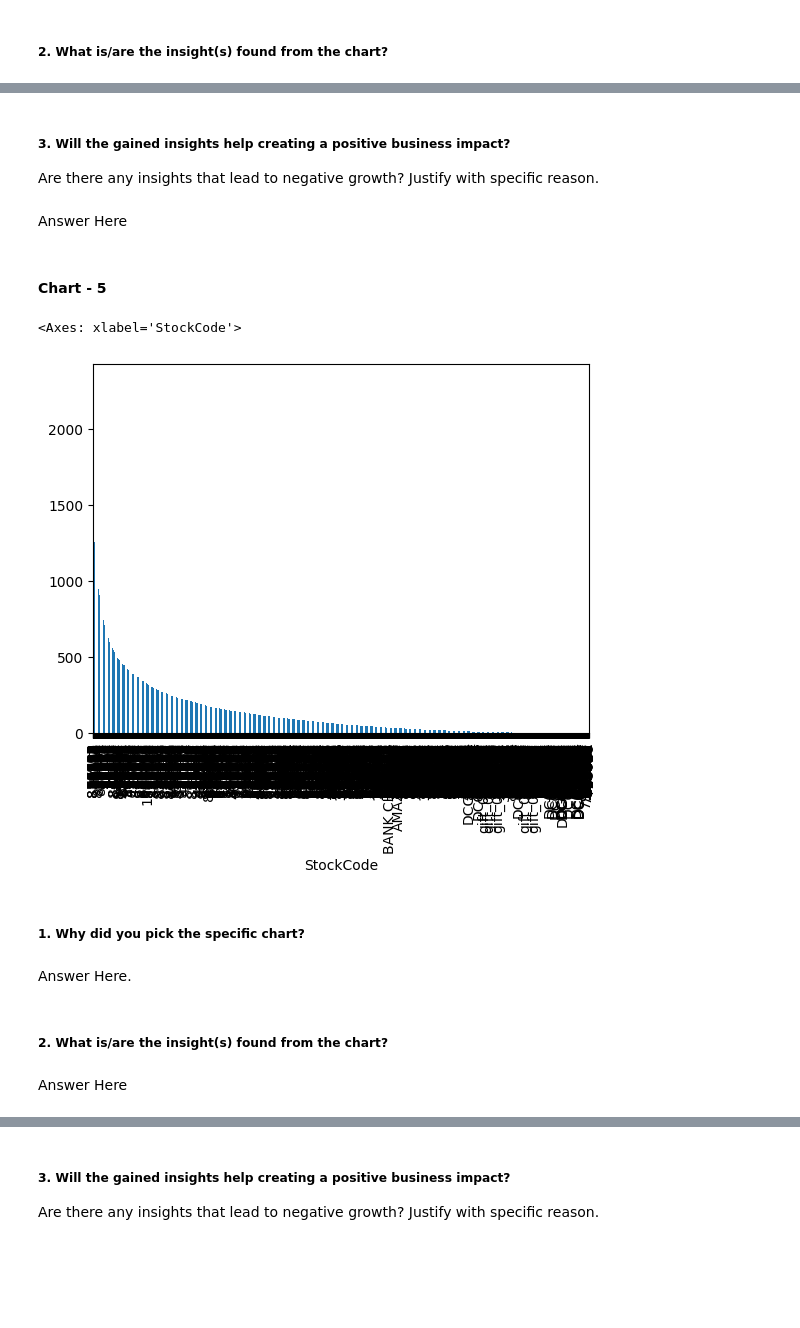
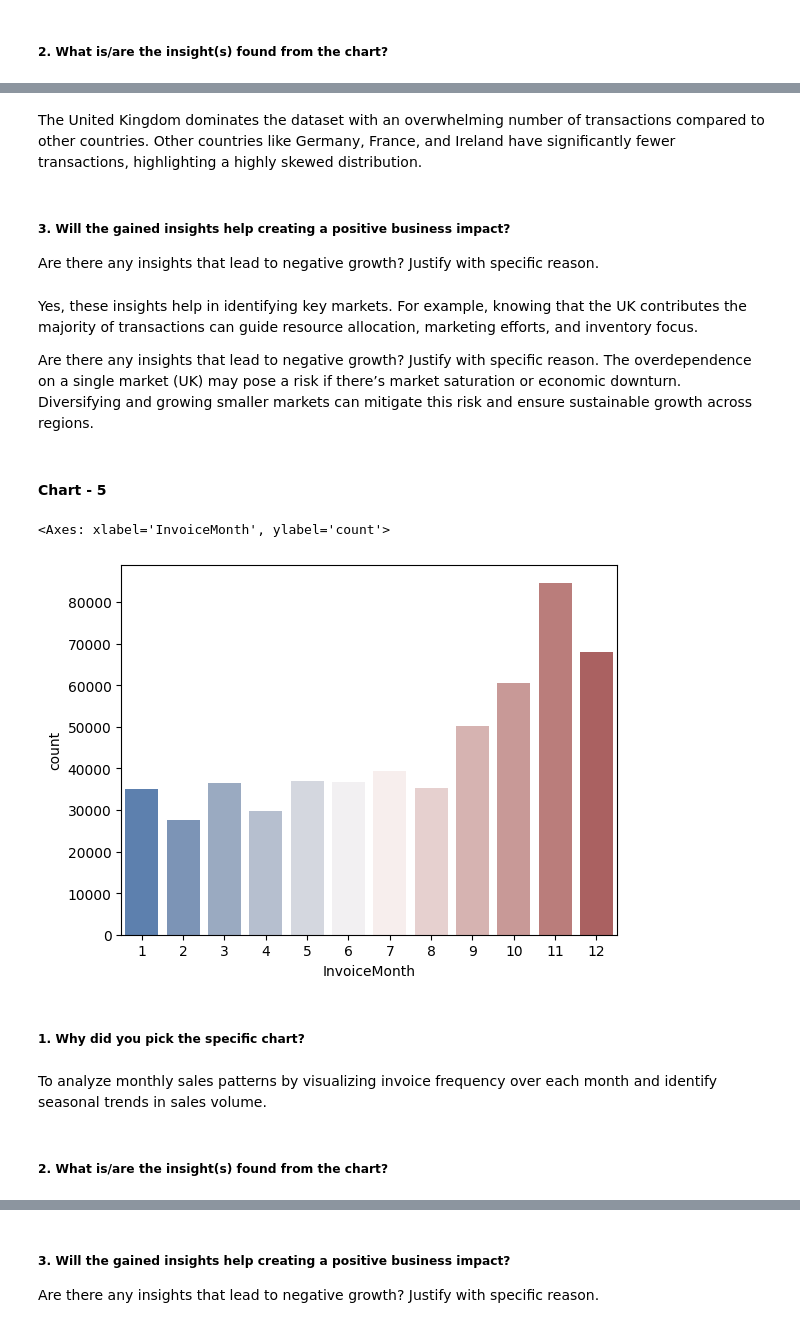
Before and after one commit to varuncode01/ST_Project5, a Jupyter notebook: ML_Project5.ipynb, the cells around one changed output, grey strips where cells are left out. Saved outputs shown, nothing was run; the diff lists cells and outputs as text; code cells hidden in the pictures; blank space fills up the shorter version.

```diff
--- a/ML_Project5.ipynb
+++ b/ML_Project5.ipynb
@@ -334,21 +335,26 @@ Answer Here
+# %% [markdown]
+The United Kingdom dominates the dataset with an overwhelming number of transactions compared to other countries. Other countries like Germany, France, and Ireland have significantly fewer transactions, highlighting a highly skewed distribution.
 # %% [markdown]
 ##### 3. Will the gained insights help creating a positive business impact?
 Are there any insights that lead to negative growth? Justify with specific reason.
-# %% [markdown]
-Answer Here
+# %% [markdown]
+Yes, these insights help in identifying key markets. For example, knowing that the UK contributes the majority of transactions can guide resource allocation, marketing efforts, and inventory focus.
+
+Are there any insights that lead to negative growth? Justify with specific reason.
+The overdependence on a single market (UK) may pose a risk if there’s market saturation or economic downturn. Diversifying and growing smaller markets can mitigate this risk and ensure sustainable growth across regions.
 # %% [markdown]
 #### Chart - 5
 # %%
 # Chart - 5 visualization code
-df['StockCode'].value_counts().plot(kind='bar')
+#df['InvoiceMonth'].value_counts().plot(kind='bar')
+#data = df['InvoiceMonth'].value_counts()
+sns.barplot(df['InvoiceMonth'].value_counts(), palette='vlag')
 # %% [output]
-<Axes: xlabel='StockCode'>
+<Axes: xlabel='InvoiceMonth', ylabel='count'>
-[figure, old version]
+[figure, new version]
 # %% [markdown]
 ##### 1. Why did you pick the specific chart?
-# %% [markdown]
-Answer Here.
+# %% [markdown]
+To analyze monthly sales patterns by visualizing invoice frequency over each month and identify seasonal trends in sales volume.
 # %% [markdown]
 ##### 2. What is/are the insight(s) found from the chart?
-# %% [markdown]
-Answer Here
```
Also changed, not shown: parts of 118 cells of this notebook.
